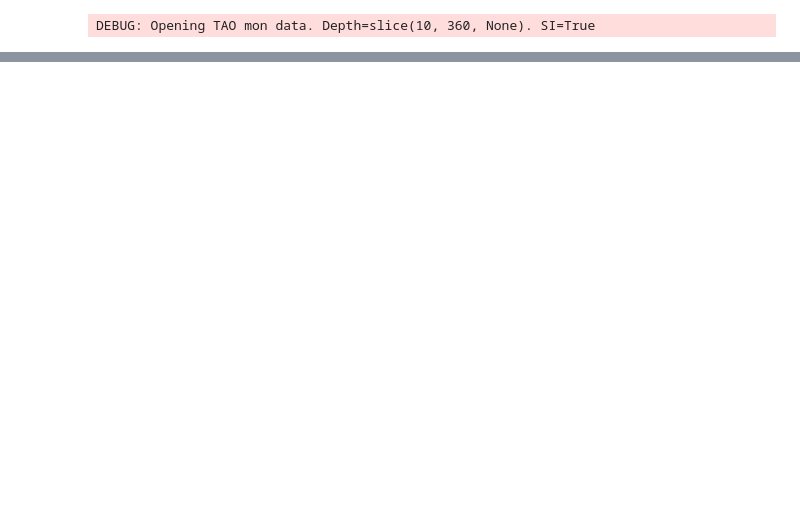
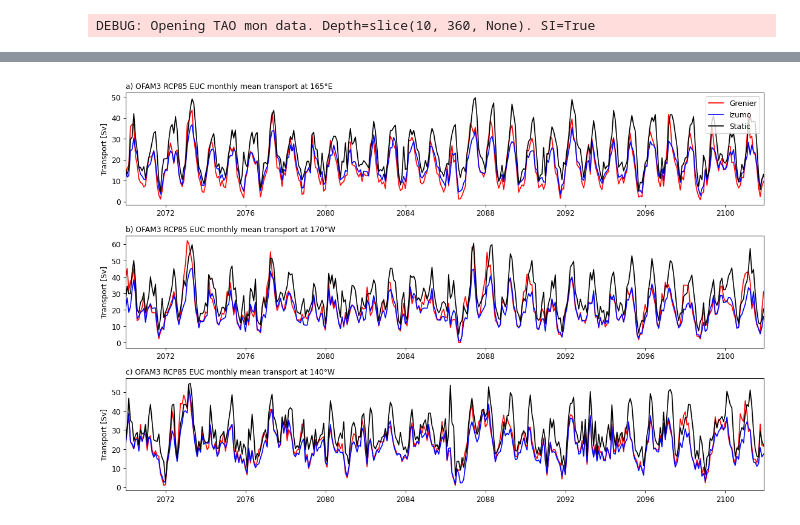
Before and after one commit to stellema/euc_particles, a Jupyter notebook: scripts/Untitled.ipynb, the cells around one changed output, grey strips where cells are left out. Saved outputs shown, nothing was run; the diff lists cells and outputs as text; code cells hidden in the pictures; blank space fills up the shorter version.

Commit message:
started plotting EUC transport w/ definitions

```diff
--- a/scripts/Untitled.ipynb
+++ b/scripts/Untitled.ipynb
@@ -431,0 +20,16 @@ Data variables:
+# %%
+exp = 0
+method = 'static'
+ds = xr.open_dataset(dpath/('ofam_EUC_transport_{}_{}.nc'.format(method, lx['exp_abr'][exp])))
+method = 'grenier'
+dg = xr.open_dataset(dpath/('ofam_EUC_transport_{}_{}.nc'.format(method, lx['exp_abr'][exp])))
+method = 'izumo'
+di = xr.open_dataset(dpath/('ofam_EUC_transport_{}_{}.nc'.format(method, lx['exp_abr'][exp])))
+exp = 1
+method = 'static'
+ds1 = xr.open_dataset(dpath/('ofam_EUC_transport_{}_{}.nc'.format(method, lx['exp_abr'][exp])))
+method = 'grenier'
+dg1 = xr.open_dataset(dpath/('ofam_EUC_transport_{}_{}.nc'.format(method, lx['exp_abr'][exp])))
+method = 'izumo'
+di1 = xr.open_dataset(dpath/('ofam_EUC_transport_{}_{}.nc'.format(method, lx['exp_abr'][exp])))
+print(ds1, dg1, di1)
@@ -432,2 +56,30 @@ Data variables:
+# %%
+exp=1
+fig = plt.figure(figsize=(14, 9))
+for i in range(3):
+    ax = fig.add_subplot(3, 1, i+1)
+    for df, df1, l, c in zip([dg, di, ds], [dg1, di1, ds1], ['Grenier', 'Izumo', 'Static'], [ 'r', 'b', 'k']):
+        df = df.isel(xu_ocean=i).resample(Time='MS').mean()
+        if exp == 0:
+            u = df.uvo
+            time = df.Time
+        else:
+            df1 = df1.isel(xu_ocean=i).resample(Time='MS').mean()
+            time = df1.Time
+            if exp == 1:
+                u = df1.uvo
+            else:
+                u = df1.uvo.values - df.uvo.values
+                plt.hlines(y=0, xmin=time[0], xmax=time[-1], color='lightgrey')
+        plt.title('{}OFAM3 {} EUC monthly mean transport at {}'.format(lx['l'][i], lx['exps'][exp], lx['lonstr'][i]), loc='left')
+        plt.plot(time, u/SV, label=l, color=c)
+        plt.xlim(xmin=time[0], xmax=time[-1])
+        plt.ylabel('Transport [Sv]')
+        if i == 0:
+            plt.legend(loc=1)
+plt.tight_layout()
+plt.savefig(fpath/'EUC_transport_definitions_{}.png'.format(lx['exp_abr'][exp]))
+# %% [output]
+[figure, added]
 # %%
 # %% [output]
```
Also changed, not shown: parts of 14 cells of this notebook, 11 other files.
